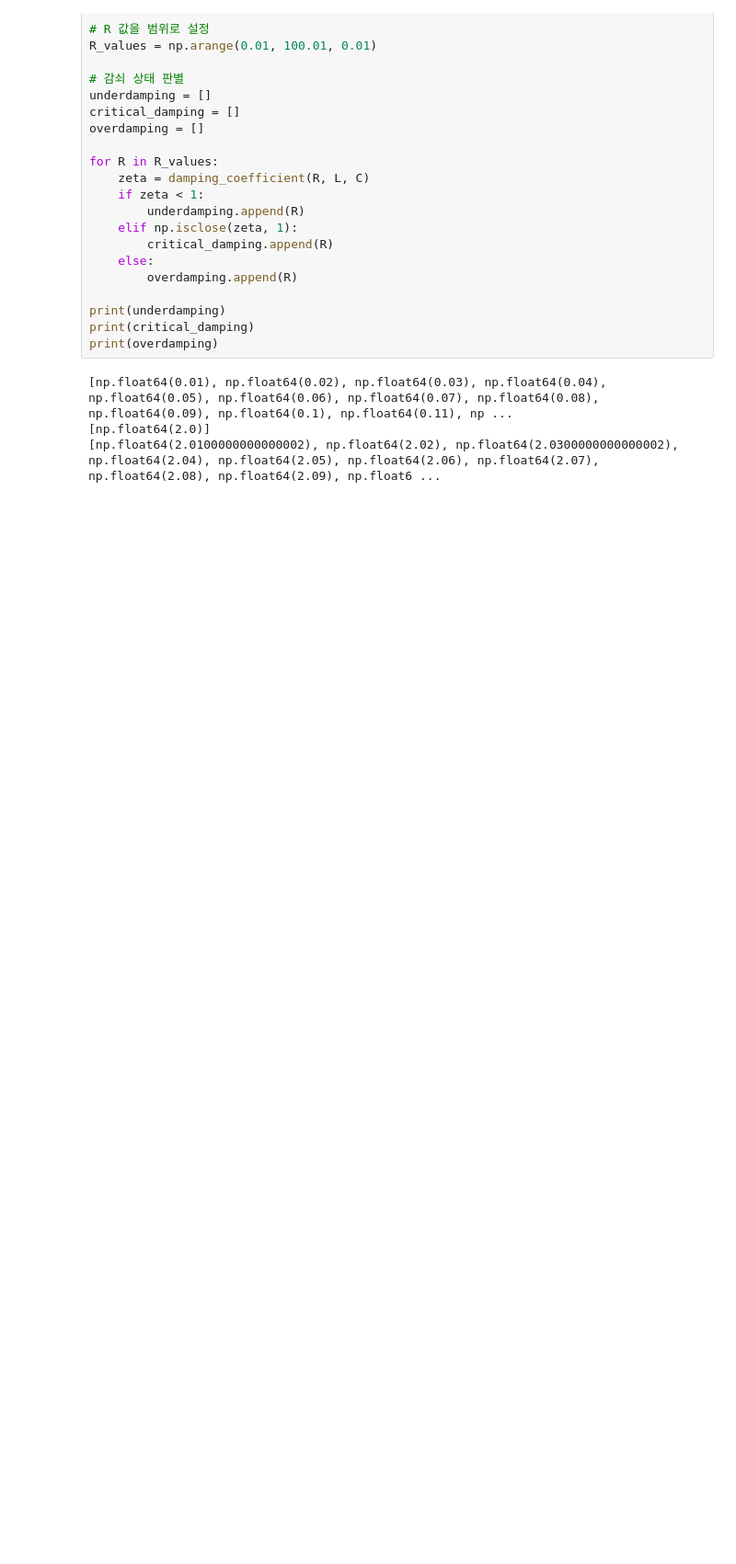
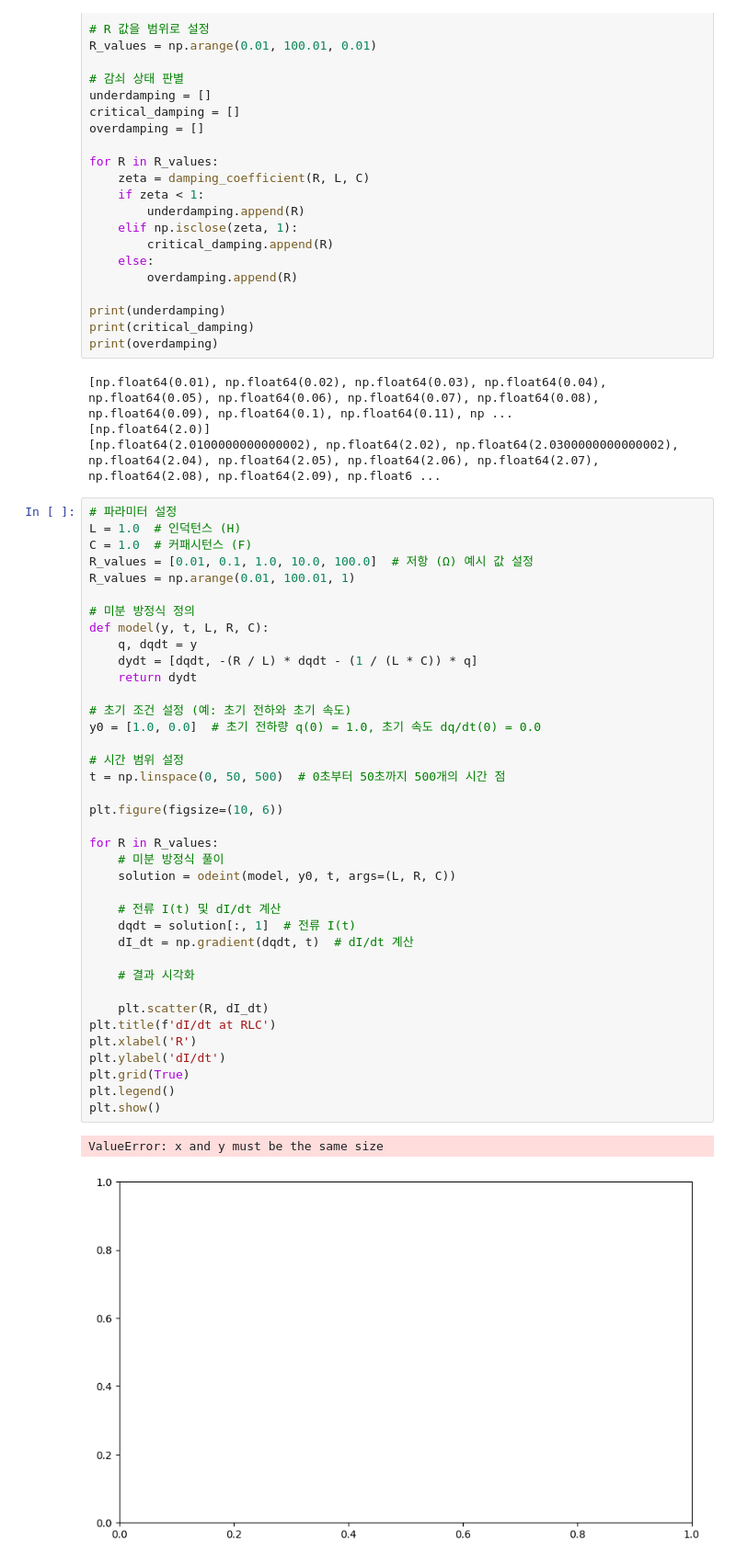
Before and after one commit to daehyeok48/physicsproj, a Jupyter notebook: simulation2.ipynb, the cells around one changed output. Shown: that part at 92% size. Drawn from its saved outputs; the diff is of its cells as text; blank space fills up the shorter version.

```diff
--- a/simulation2.ipynb
+++ b/simulation2.ipynb
@@ -72,3 +72,44 @@ print(overdamping)
 [np.float64(0.01), np.float64(0.02), np.float64(0.03), np.float64(0.04), np.float64(0.05), np.float64(0.06), np.float64(0.07), np.float64(0.08), np.float64(0.09), np.float64(0.1), np.float64(0.11), np ...
 [np.float64(2.0)]
 [np.float64(2.0100000000000002), np.float64(2.02), np.float64(2.0300000000000002), np.float64(2.04), np.float64(2.05), np.float64(2.06), np.float64(2.07), np.float64(2.08), np.float64(2.09), np.float6 ...
+# %%
+# 파라미터 설정
+L = 1.0  # 인덕턴스 (H)
+C = 1.0  # 커패시턴스 (F)
+R_values = [0.01, 0.1, 1.0, 10.0, 100.0]  # 저항 (Ω) 예시 값 설정
+R_values = np.arange(0.01, 100.01, 1)
+
+# 미분 방정식 정의
+def model(y, t, L, R, C):
+    q, dqdt = y
+    dydt = [dqdt, -(R / L) * dqdt - (1 / (L * C)) * q]
+    return dydt
+
+# 초기 조건 설정 (예: 초기 전하와 초기 속도)
+y0 = [1.0, 0.0]  # 초기 전하량 q(0) = 1.0, 초기 속도 dq/dt(0) = 0.0
+
+# 시간 범위 설정
+t = np.linspace(0, 50, 500)  # 0초부터 50초까지 500개의 시간 점
+
+plt.figure(figsize=(10, 6))
+
+for R in R_values:
+    # 미분 방정식 풀이
+    solution = odeint(model, y0, t, args=(L, R, C))
+
+    # 전류 I(t) 및 dI/dt 계산
+    dqdt = solution[:, 1]  # 전류 I(t)
+    dI_dt = np.gradient(dqdt, t)  # dI/dt 계산
+
+    # 결과 시각화
+
+    plt.scatter(R, dI_dt)
+plt.title(f'dI/dt at RLC')
+plt.xlabel('R')
+plt.ylabel('dI/dt')
+plt.grid(True)
+plt.legend()
+plt.show()
+# %% [output]
+ValueError: x and y must be the same size
+[figure, added]
```
Also changed, not shown: parts of 2 cells of this notebook.
